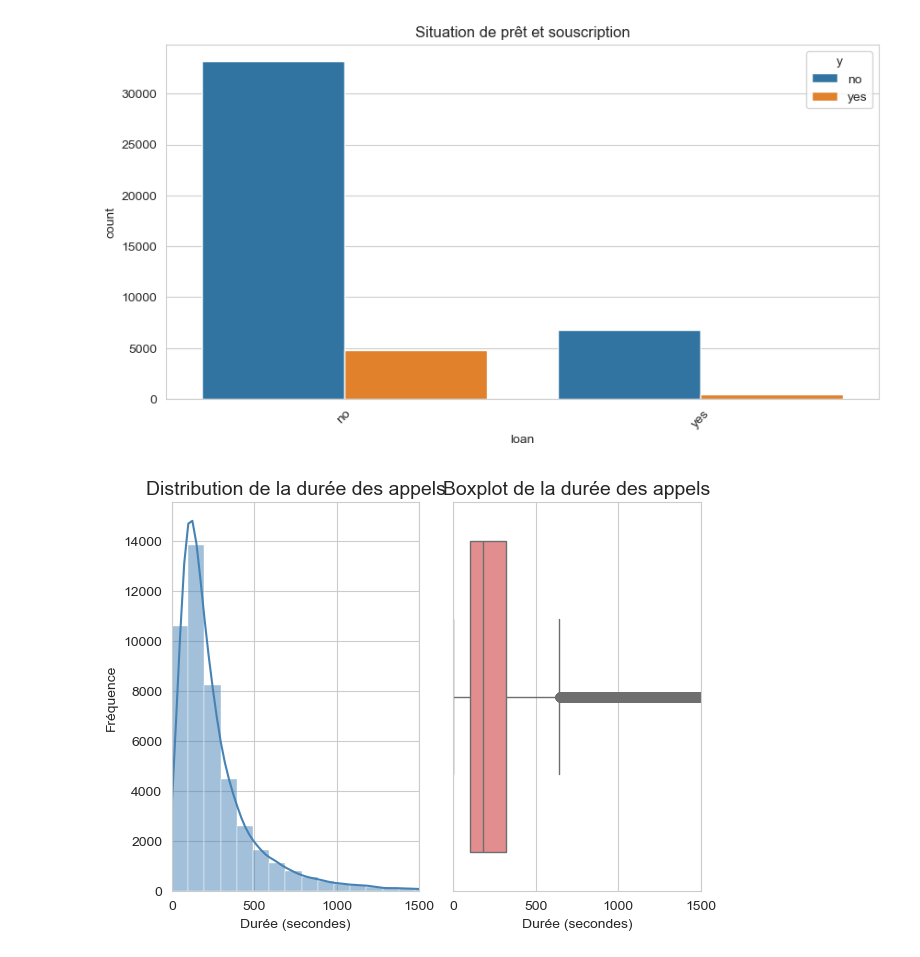
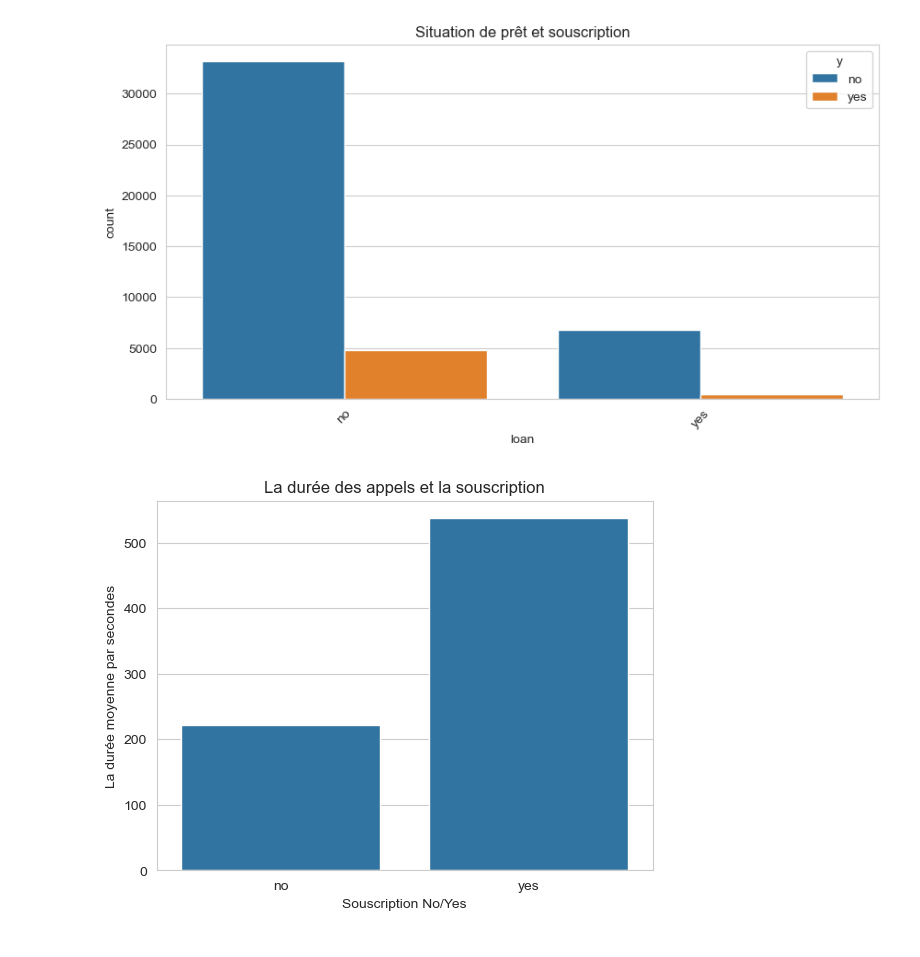
Before and after one commit to isaacprdnt/Bank-Marketing-Insights, a Jupyter notebook: 1_processing_eda.ipynb, the cells around one changed output. Cells and saved outputs as stored; diff of their text form; code cells hidden in the pictures.

```diff
--- a/1_processing_eda.ipynb
+++ b/1_processing_eda.ipynb
@@ -86,3 +86,23 @@ print("Nombre de doublons :", df.duplicated().sum())
 df.drop_duplicates(inplace=True)
 # %% [output]
 Nombre de doublons : 0
+# %%
+# Suppression des colonnes :
+
+df_clean = df.drop(columns = 'contact')
+# Renomer les colonnes :
+df_clean = df_clean.rename(columns = {
+    'job': 'metier',
+    'marital': 'statut_matrimonial',
+    'education': 'niveau_etudes',
+    'default': 'defaut_credit',
+    'housing': 'pret_immo',
+    'loan': 'pret_conso',
+    'balance': 'solde_bancaire',
+    'poutcome': 'resultat_precedent',
+    'month': 'mois',
+    'y': 'souscription' })
+# Remplacement des valeurs ('other', ' unknown') par la valeur ('no existant') :
+df_clean['resultat_precedent']= df_clean['resultat_precedent'].replace (['other','unknown'], 'no existant')
+
+df_clean.head()
@@ -89,3 +119,5 @@ Nombre de doublons : 0
+# %%
+df = df_clean
 # %% [markdown]
 ## 2- EDA
 # %%
@@ -166,21 +212,14 @@ plt.title("Situation de prêt et souscription")
 plt.show()
 # %% [output]
 [figure]
-# %%
-plt.subplot(1, 2, 1)
-sns.histplot(df['duration'], bins=50, kde=True, color='steelblue')
-plt.title('Distribution de la durée des appels', fontsize=14)
-plt.xlabel('Durée (secondes)')
-plt.ylabel('Fréquence')
-plt.xlim(0, 1500)  # On coupe à 1500s pour meilleure lisibilité
-
-plt.subplot(1, 2, 2)
-sns.boxplot(x=df['duration'], color='lightcoral')
-plt.title('Boxplot de la durée des appels', fontsize=14)
-plt.xlabel('Durée (secondes)')
-plt.xlim(0, 1500)
-
-plt.tight_layout()
-plt.show()
-# %% [output]
-[figure, removed]
+# %%
+#montrer si la durée des appels impacte la souscription :
+
+sns.barplot(x='y',y='duration',data=df, estimator='mean', errorbar= None)
+
+plt.title("La durée des appels et la souscription")
+plt.ylabel("La durée moyenne par secondes")
+plt.xlabel("Souscription No/Yes")
+plt.show()
+# %% [output]
+[figure, added]
```
Also changed, not shown: parts of 8 cells of this notebook.
